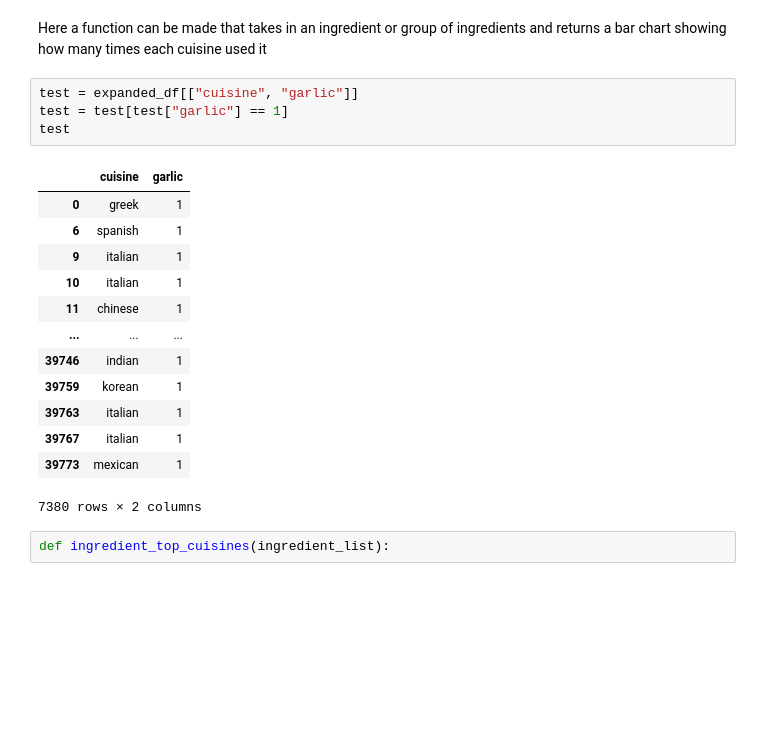
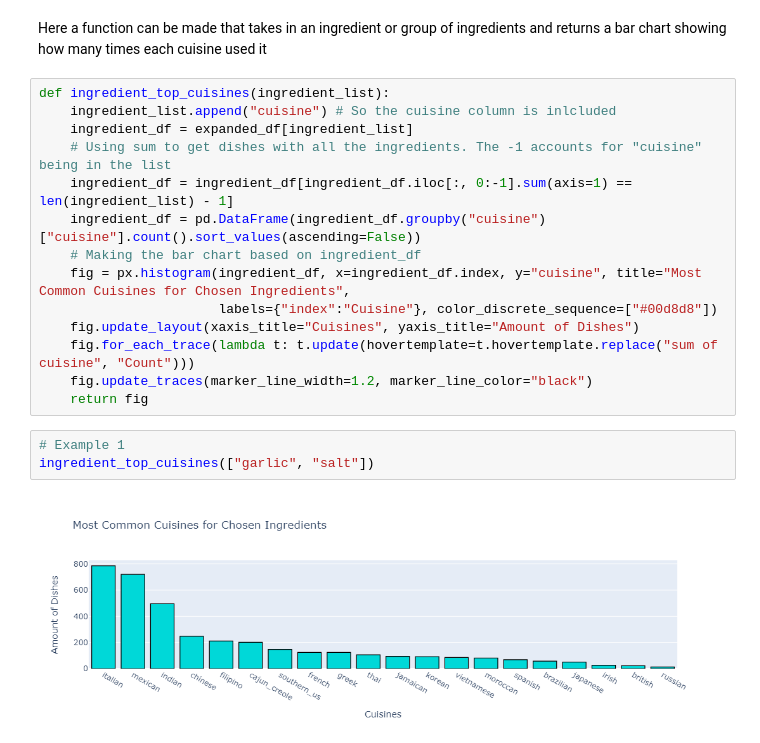
Before and after one commit to josh2894/Josh-Guo-Data-Science, a Jupyter notebook: Foods Project/Foods Project.ipynb, the cells around one changed output. Cells and saved outputs as stored; diff of their text form; blank space fills up the shorter version.

```diff
--- a/Foods Project/Foods Project.ipynb
+++ b/Foods Project/Foods Project.ipynb
@@ -365,23 +365,22 @@ dtype: int64
 # %% [markdown]
 Here a function can be made that takes in an ingredient or group of ingredients and returns a bar chart showing how many
 times each cuisine used it
-# %%
-test = expanded_df[["cuisine", "garlic"]]
-test = test[test["garlic"] == 1]
-test
-# %% [output]
-|  | cuisine | garlic |
-| 0 | greek | 1 |
-| 6 | spanish | 1 |
-| 9 | italian | 1 |
-| 10 | italian | 1 |
-| 11 | chinese | 1 |
-| ... | ... | ... |
-| 39746 | indian | 1 |
-| 39759 | korean | 1 |
-| 39763 | italian | 1 |
-| 39767 | italian | 1 |
-| 39773 | mexican | 1 |
-7380 rows × 2 columns
 # %%
 def ingredient_top_cuisines(ingredient_list):
+    ingredient_list.append("cuisine") # So the cuisine column is inlcluded
+    ingredient_df = expanded_df[ingredient_list]
+    # Using sum to get dishes with all the ingredients. The -1 accounts for "cuisine" being in the list
+    ingredient_df = ingredient_df[ingredient_df.iloc[:, 0:-1].sum(axis=1) == len(ingredient_list) - 1]
+    ingredient_df = pd.DataFrame(ingredient_df.groupby("cuisine")["cuisine"].count().sort_values(ascending=False))
+    # Making the bar chart based on ingredient_df
+    fig = px.histogram(ingredient_df, x=ingredient_df.index, y="cuisine", title="Most Common Cuisines for Chosen Ingredients",
+                       labels={"index":"Cuisine"}, color_discrete_sequence=["#00d8d8"])
+    fig.update_layout(xaxis_title="Cuisines", yaxis_title="Amount of Dishes")
+    fig.for_each_trace(lambda t: t.update(hovertemplate=t.hovertemplate.replace("sum of cuisine", "Count")))
+    fig.update_traces(marker_line_width=1.2, marker_line_color="black")
+    return fig
+# %%
+# Example 1
+ingredient_top_cuisines(["garlic", "salt"])
+# %% [output]
+[figure, added]
```
Also changed, not shown: parts of 3 cells of this notebook.
